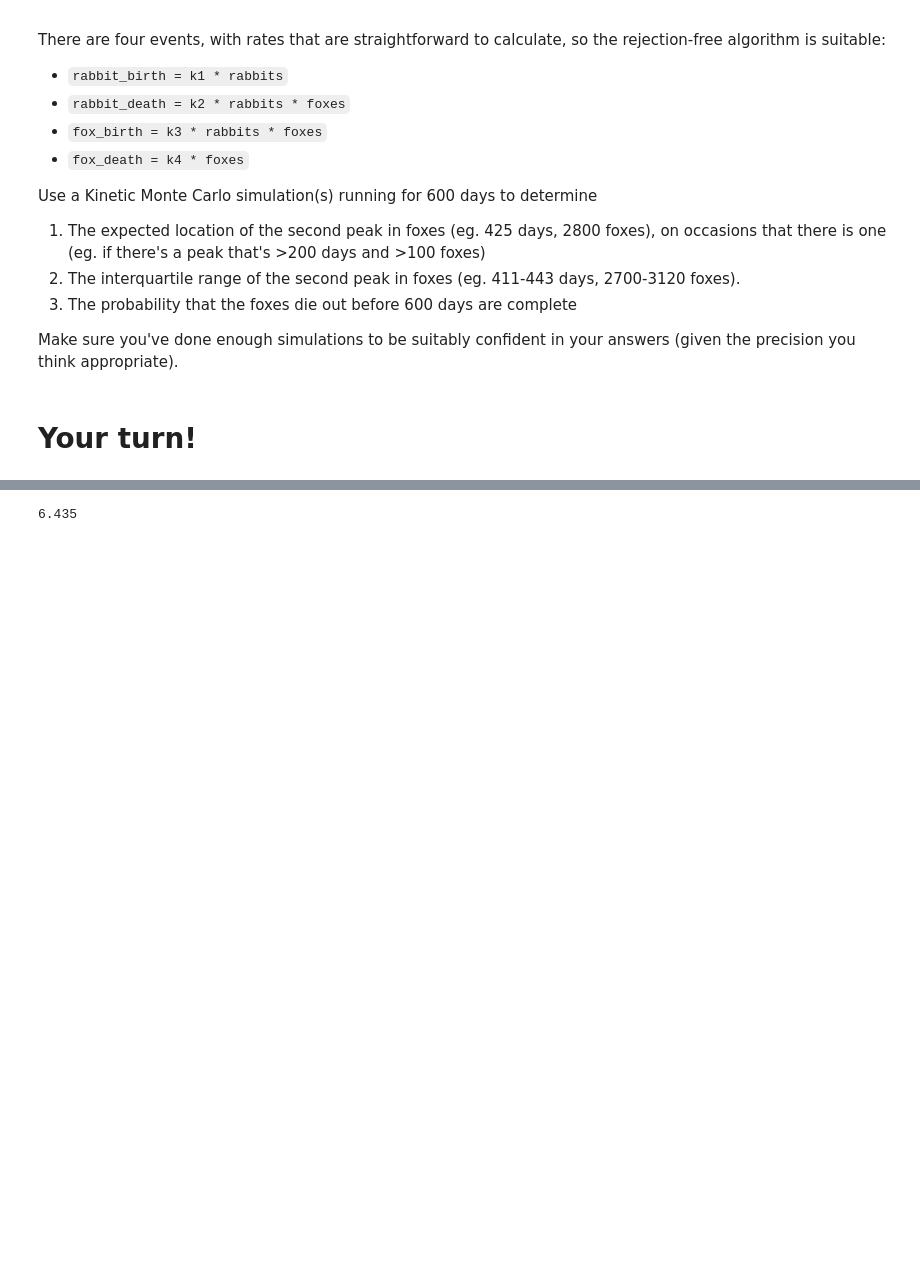
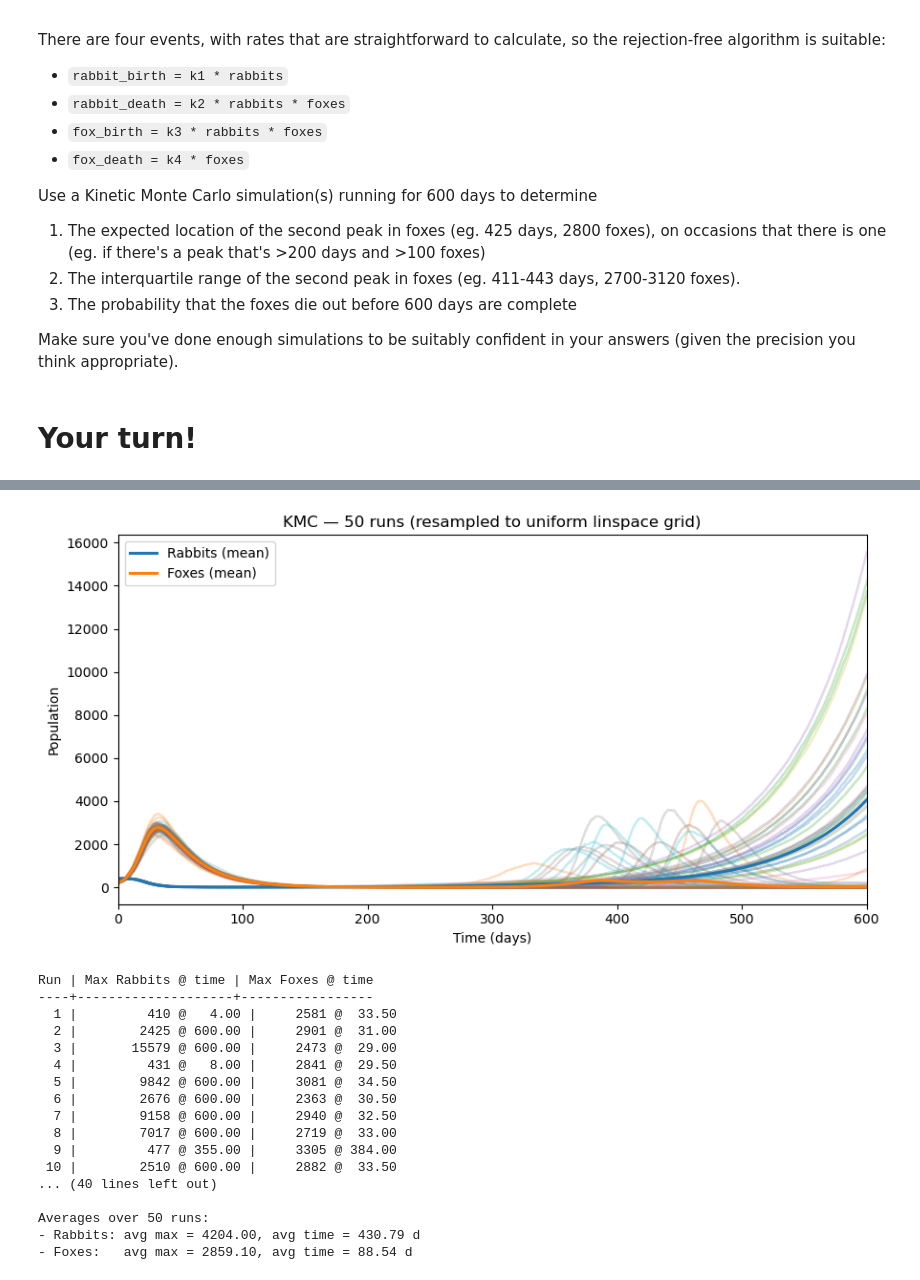
Before and after one commit to CHME5137/KMC, a Jupyter notebook: rabbits-and-foxes-kmc-question.ipynb, the cells around one changed output, grey strips where cells are left out. Drawn from its saved outputs; the diff is of its cells as text; code cells hidden in the pictures; blank space fills up the shorter version.

```diff
--- a/rabbits-and-foxes-kmc-question.ipynb
+++ b/rabbits-and-foxes-kmc-question.ipynb
@@ -158,4 +43,0 @@ for i in range(20):
-# %%
-plt.plot()
-# %% [output]
-6.435
@@ -161,0 +137,48 @@ plt.plot()
+# %%
+# Plot all runs (light) + ensemble means (bold), and print max summaries
+
+R_mean = R_grid.mean(axis=0)
+F_mean = F_grid.mean(axis=0)
+
+plt.figure(figsize=(9,4.8))
+# light single-run traces to show variability
+for i in range(N_RUNS):
+    plt.step(times, R_grid[i], where="post", alpha=0.25)
+    plt.step(times, F_grid[i], where="post", alpha=0.25)
+# bold means
+plt.plot(times, R_mean, linewidth=2.2, label="Rabbits (mean)")
+plt.plot(times, F_mean, linewidth=2.2, label="Foxes (mean)")
+plt.xlim(0, T_END)
+plt.xlabel("Time (days)"); plt.ylabel("Population")
+plt.title(f"KMC — {N_RUNS} runs (resampled to uniform linspace grid)")
+plt.legend(); plt.tight_layout(); plt.show()
+
+# per-run table + averages
+print("Run | Max Rabbits @ time | Max Foxes @ time")
+print("----+--------------------+-----------------")
+for i in range(N_RUNS):
+    print(f"{i+1:>3} | {maxR_vals[i]:>11} @ {maxR_times[i]:6.2f} | "
+          f"{maxF_vals[i]:>8} @ {maxF_times[i]:6.2f}")
+
+print("\nAverages over", N_RUNS, "runs:")
+print(f"- Rabbits: avg max = {np.mean(maxR_vals):.2f}, avg time = {np.mean(maxR_times):.2f} d")
+print(f"- Foxes:   avg max = {np.mean(maxF_vals):.2f}, avg time = {np.mean(maxF_times):.2f} d")
+# %% [output]
+[figure, added]
+Run | Max Rabbits @ time | Max Foxes @ time
+----+--------------------+-----------------
+  1 |         410 @   4.00 |     2581 @  33.50
+  2 |        2425 @ 600.00 |     2901 @  31.00
+  3 |       15579 @ 600.00 |     2473 @  29.00
+  4 |         431 @   8.00 |     2841 @  29.50
+  5 |        9842 @ 600.00 |     3081 @  34.50
+  6 |        2676 @ 600.00 |     2363 @  30.50
+  7 |        9158 @ 600.00 |     2940 @  32.50
+  8 |        7017 @ 600.00 |     2719 @  33.00
+  9 |         477 @ 355.00 |     3305 @ 384.00
+ 10 |        2510 @ 600.00 |     2882 @  33.50
+... (40 lines left out)
+
+Averages over 50 runs:
+- Rabbits: avg max = 4204.00, avg time = 430.79 d
+- Foxes:   avg max = 2859.10, avg time = 88.54 d
```
Also changed, not shown: parts of 9 cells of this notebook.
